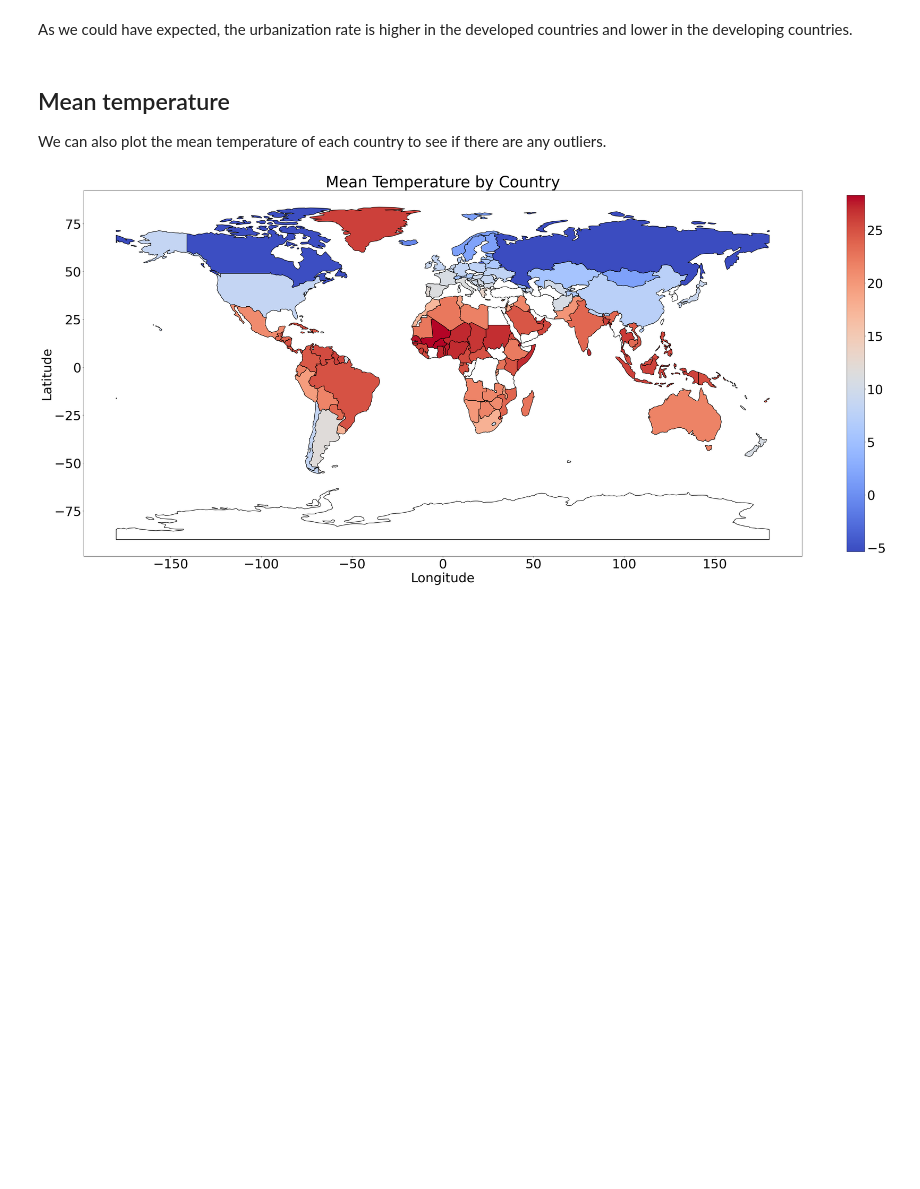
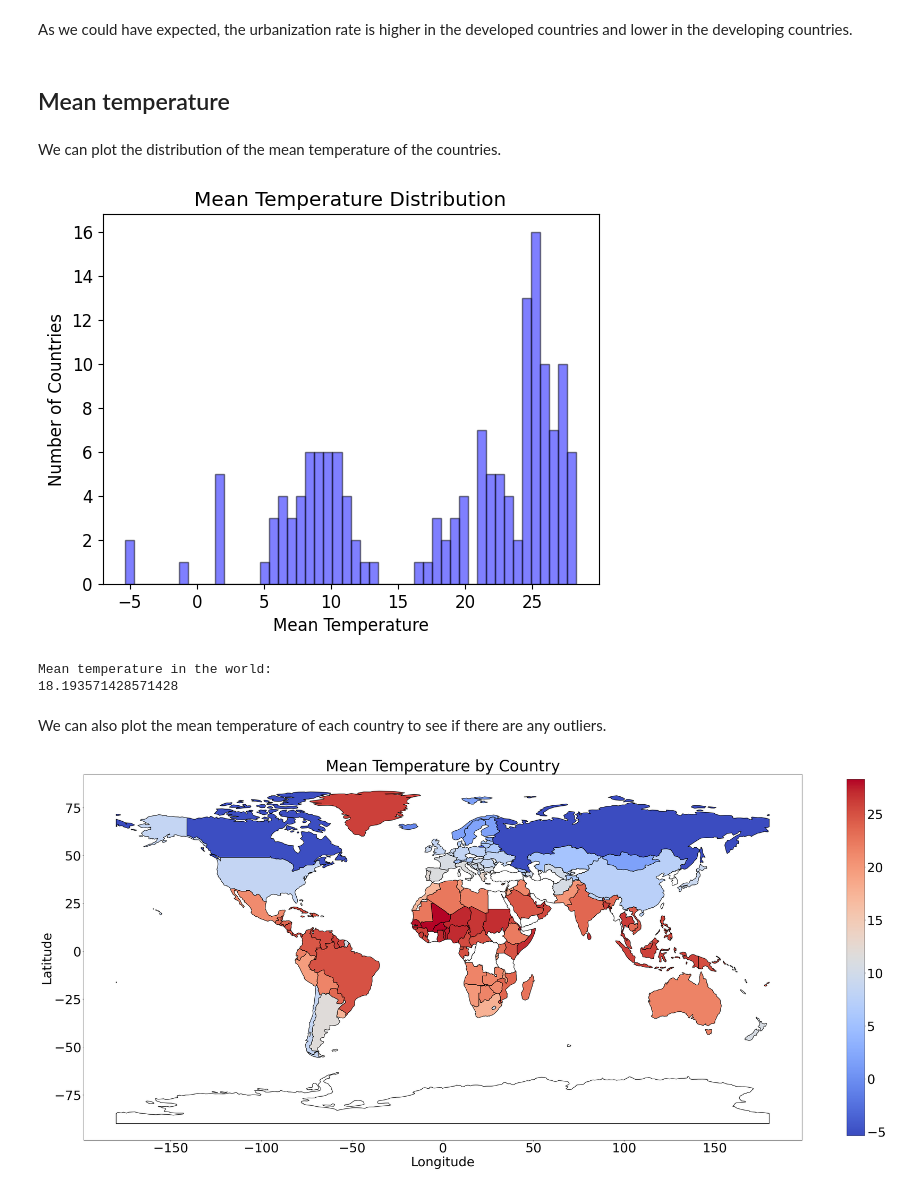
Before and after one commit to BigBaz54/Covid_spread, a Jupyter notebook: data_exploration.ipynb, the cells around one changed output. Saved outputs shown, nothing was run; the diff lists cells and outputs as text; code cells hidden in the pictures; blank space fills up the shorter version.

Commit message:
[+] mean temperature distribution

```diff
--- a/data_exploration.ipynb
+++ b/data_exploration.ipynb
@@ -131,8 +131,26 @@ plt.show()
 [figure]
 # %% [markdown]
 As we could have expected, the urbanization rate is higher in the developed countries and lower in the developing countries.
+# %% [markdown]
+## Mean temperature
+# %% [markdown]
+We can plot the distribution of the mean temperature of the countries.
+# %%
+plt.rcParams.update({'font.size': 12})
+plt.hist(data['Mean temperature'], bins=50, alpha=0.5, color='blue', edgecolor='black')
+plt.xlabel('Mean Temperature')
+plt.ylabel('Number of Countries')
+plt.title('Mean Temperature Distribution')
+plt.show()
+# %% [output]
+[figure, added]
+# %%
+print('Mean temperature in the world:')
+print(data['Mean temperature'].mean())
+# %% [output]
+Mean temperature in the world:
+18.193571428571428
 # %% [markdown]
-## Mean temperature
 We can also plot the mean temperature of each country to see if there are any outliers.
 # %%
 import geopandas as gpd
```
